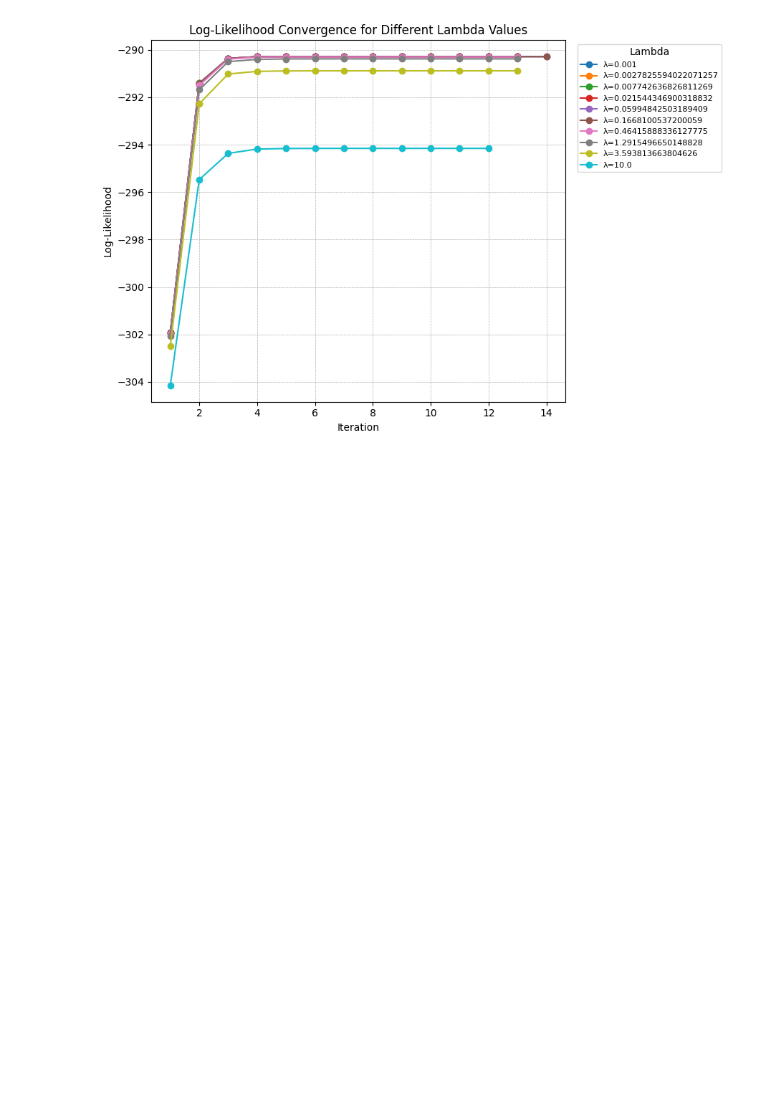
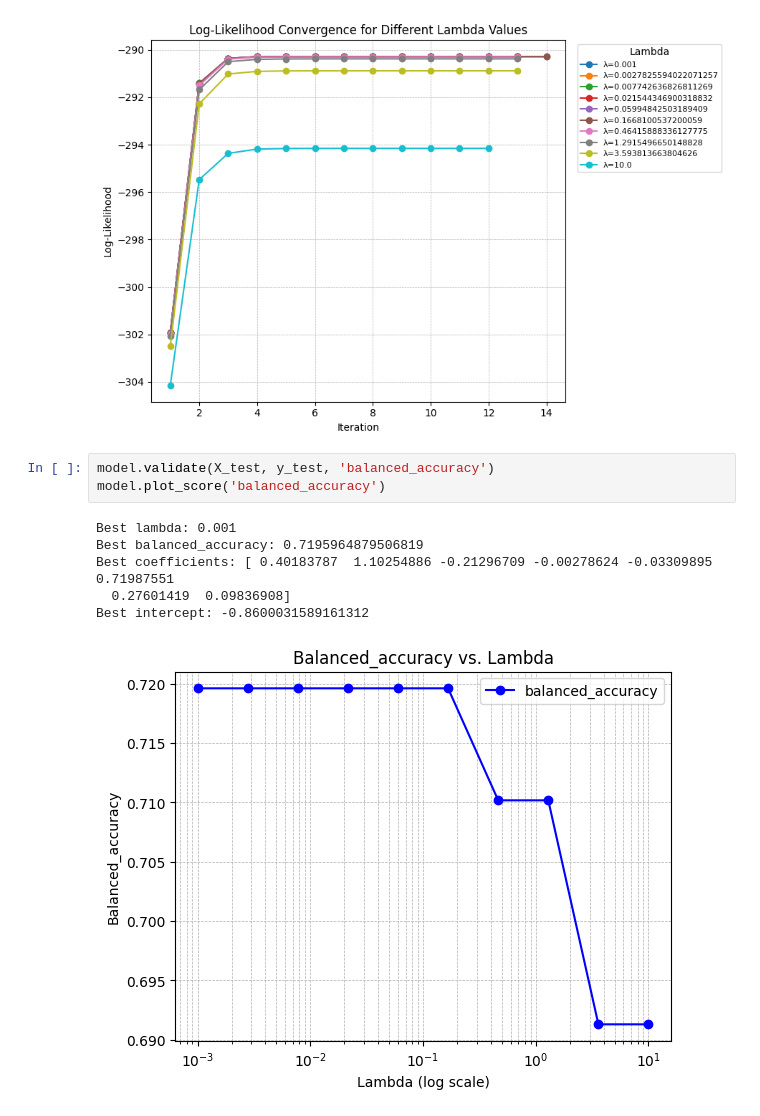
Before and after one commit to szuvarska/LogRegCCD, a Jupyter notebook: notebooks/test_impl_2.ipynb, the cells around one changed output. Cells and saved outputs as stored; diff of their text form; blank space fills up the shorter version.

```diff
--- a/notebooks/test_impl_2.ipynb
+++ b/notebooks/test_impl_2.ipynb
@@ -53,3 +53,13 @@ model.plot_coeff()
 model.plot_likelihoods()
 # %% [output]
 [figure]
+# %%
+model.validate(X_test, y_test, 'balanced_accuracy')
+model.plot_score('balanced_accuracy')
+# %% [output]
+Best lambda: 0.001
+Best balanced_accuracy: 0.7195964879506819
+Best coefficients: [ 0.40183787  1.10254886 -0.21296709 -0.00278624 -0.03309895  0.71987551
+  0.27601419  0.09836908]
+Best intercept: -0.8600031589161312
+[figure, added]
```
Also changed, not shown: 3 other files.
